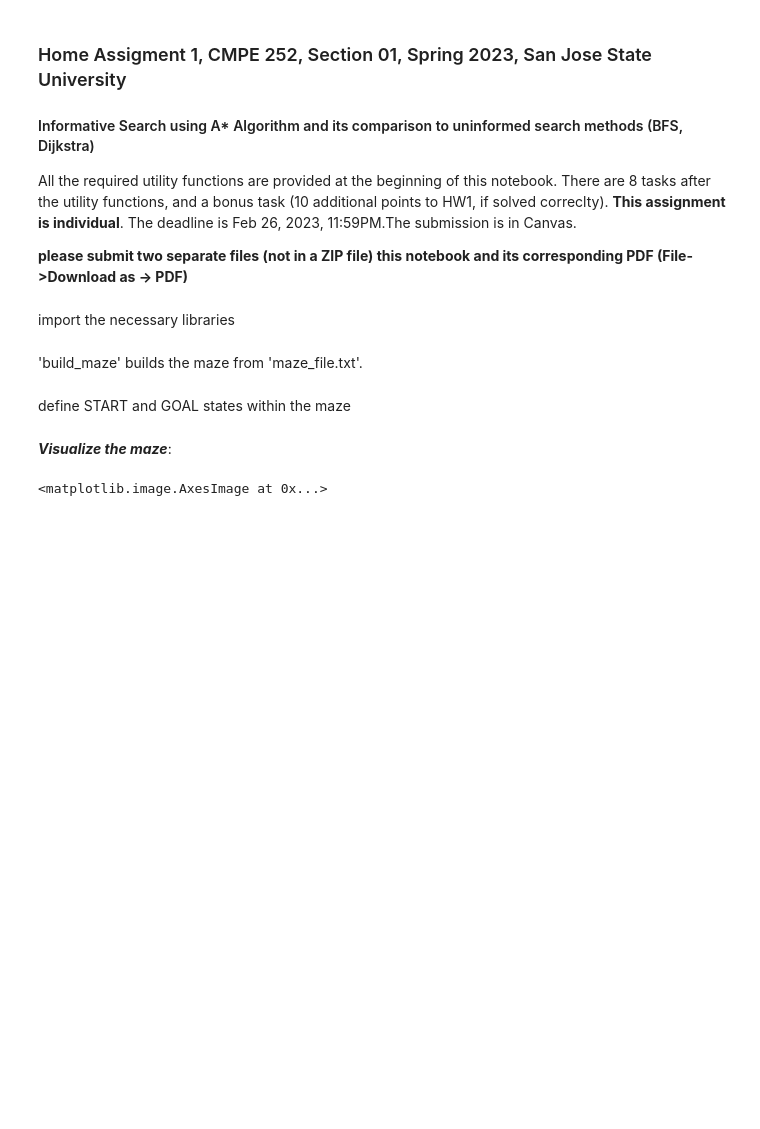
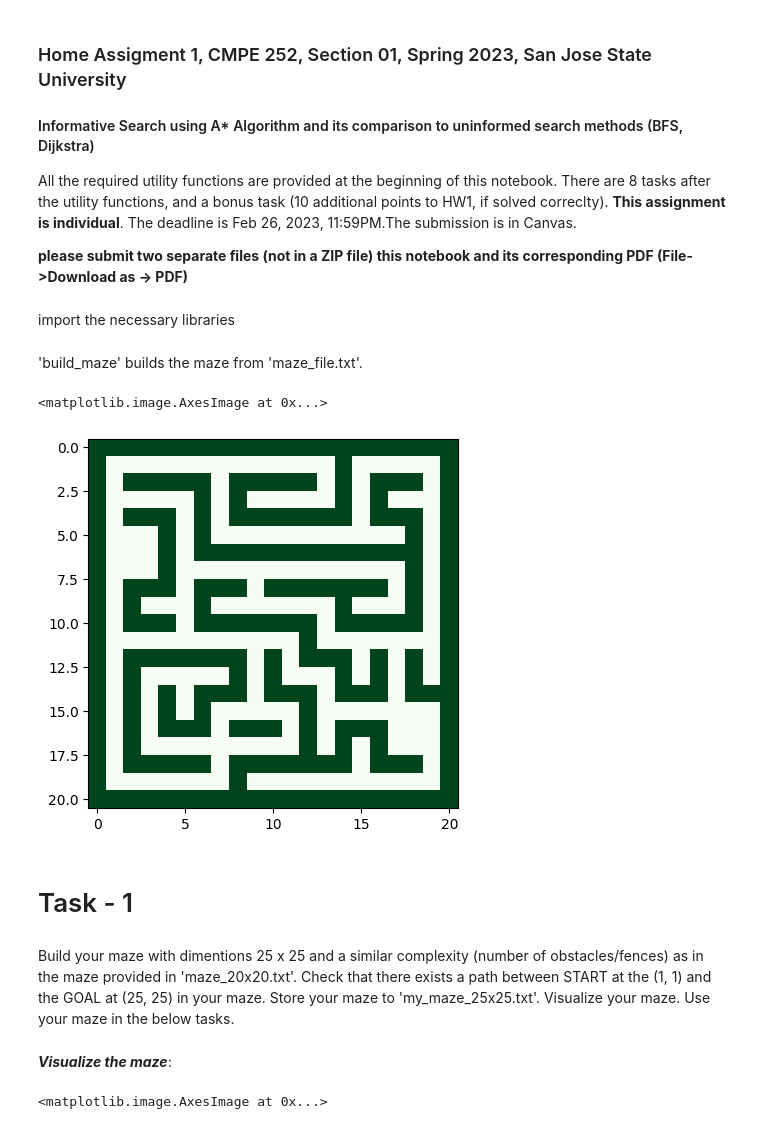
Before and after one commit to kavan-soni/252_260, a Jupyter notebook: CMPE252_SEC01_SP2023_HW01.ipynb, the cells around one changed output. Drawn from its saved outputs; the diff is of its cells as text; code cells hidden in the pictures; blank space fills up the shorter version.

```diff
--- a/CMPE252_SEC01_SP2023_HW01.ipynb
+++ b/CMPE252_SEC01_SP2023_HW01.ipynb
@@ -26,8 +26,19 @@ def build_maze(maze_file):
     for i in a.readlines():
         m.append(np.array(i.split(" "), dtype="int32"))
     return np.array(m)
-# %% [markdown]
-define START and GOAL states within the maze
+# %%
+# (you are encouraged to look at the API of 'imshow')
+plt.imshow(build_maze("maze_20x20.txt"), cmap='Greens')
+# %% [output]
+<matplotlib.image.AxesImage at 0x...>
+[figure, added]
+# %% [markdown]
+# Task - 1
+# %% [markdown]
+Build your maze with dimentions 25 x 25 and a similar complexity (number of obstacles/fences)
+as in the maze provided in 'maze_20x20.txt'. Check that there exists a path between START at the
+(1, 1) and the GOAL at (25, 25) in your maze. Store your maze to 'my_maze_25x25.txt'. Visualize your maze.
+Use your maze in the below tasks.
 # %% [markdown]
 ***Visualize the maze***:
 # %%
```
Also changed, not shown: parts of 69 cells of this notebook.
